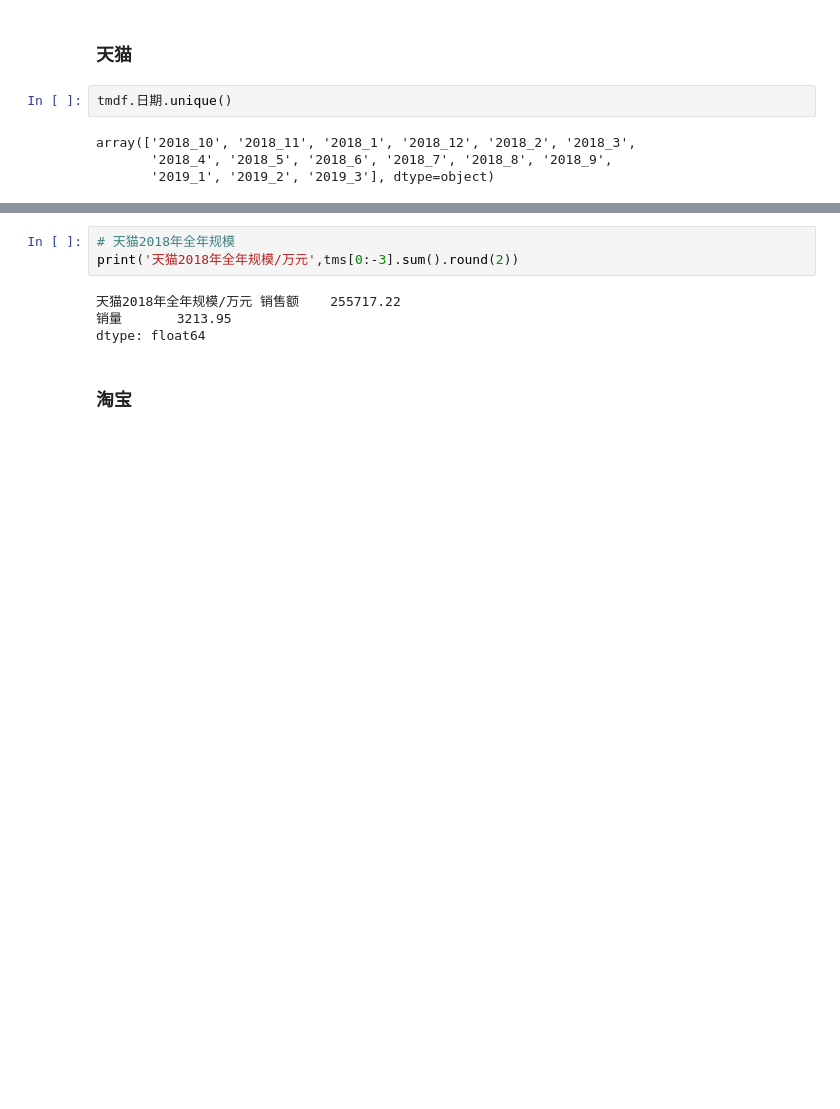
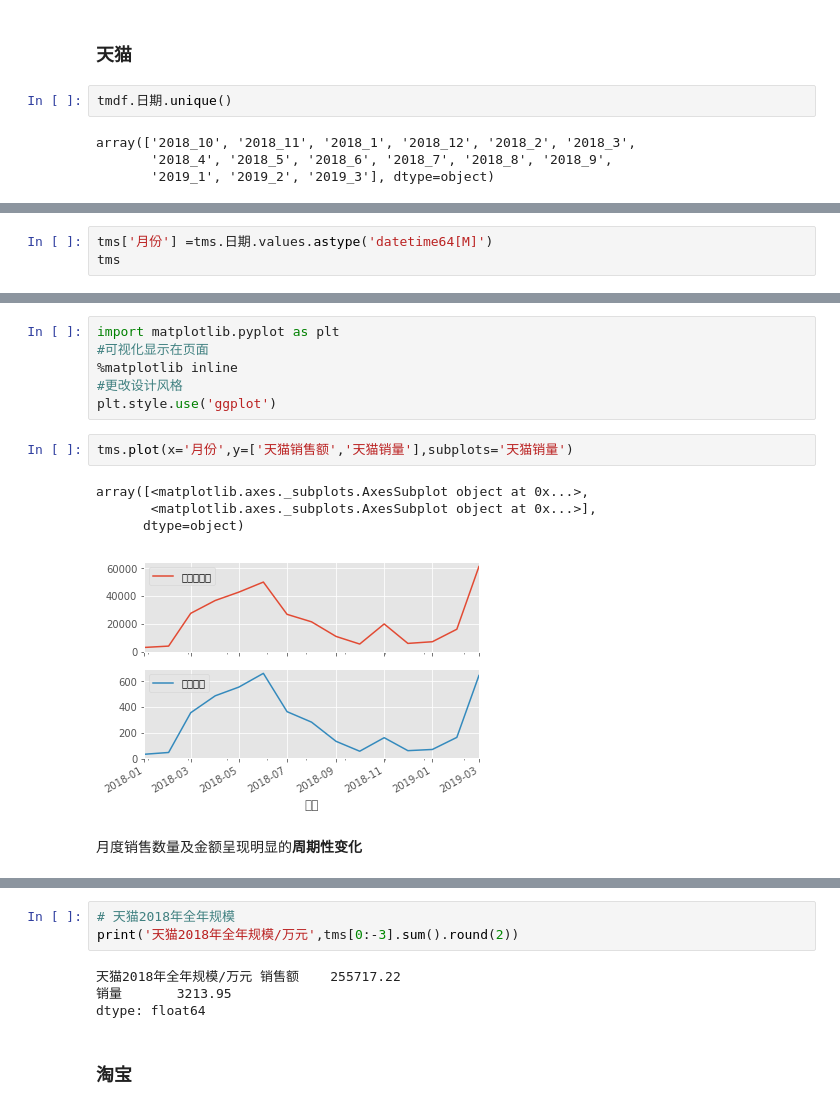
Before and after one commit to NoneFire/Python-, a Jupyter notebook: 防晒类目销售分析/一、销售额及产品分析.ipynb, the cells around one changed output, grey strips where cells are left out. Drawn from its saved outputs; the diff is of its cells as text; blank space fills up the shorter version.

```diff
--- a/防晒类目销售分析/一、销售额及产品分析.ipynb
+++ b/防晒类目销售分析/一、销售额及产品分析.ipynb
@@ -185,0 +211,3 @@ tms
+# %%
+tms['月份'] =tms.日期.values.astype('datetime64[M]')
+tms
@@ -185,0 +243,15 @@ tms
+# %%
+import matplotlib.pyplot as plt
+#可视化显示在页面
+%matplotlib inline
+#更改设计风格
+plt.style.use('ggplot')
+# %%
+tms.plot(x='月份',y=['天猫销售额','天猫销量'],subplots='天猫销量')
+# %% [output]
+array([<matplotlib.axes._subplots.AxesSubplot object at 0x...>,
+       <matplotlib.axes._subplots.AxesSubplot object at 0x...>],
+      dtype=object)
+[figure, added]
+# %% [markdown]
+月度销售数量及金额呈现明显的**周期性变化**
```
Also changed, not shown: parts of 13 cells of this notebook, 2 other files.
